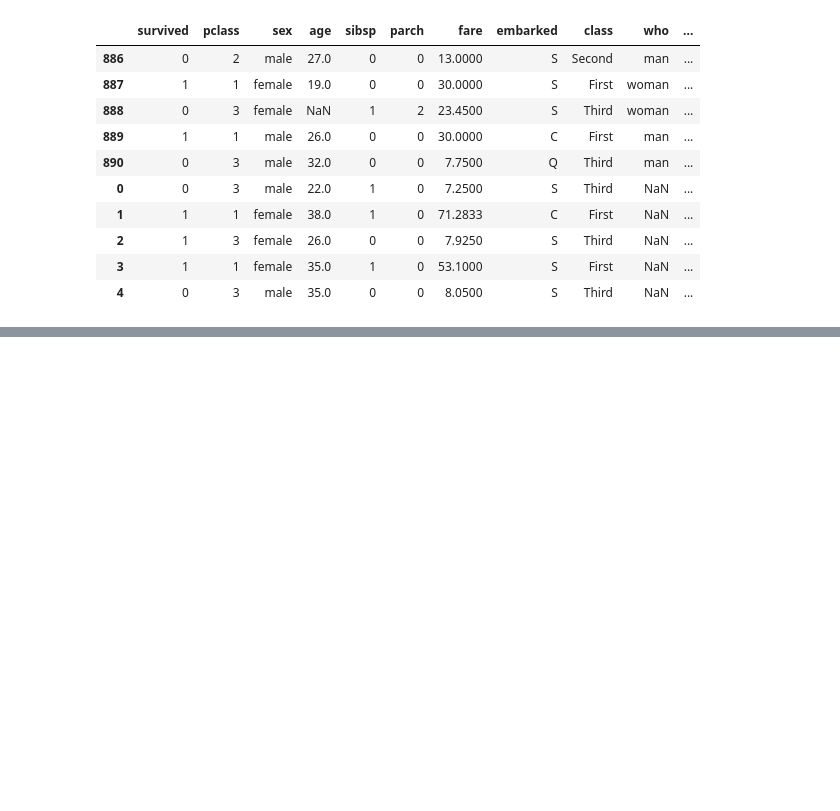
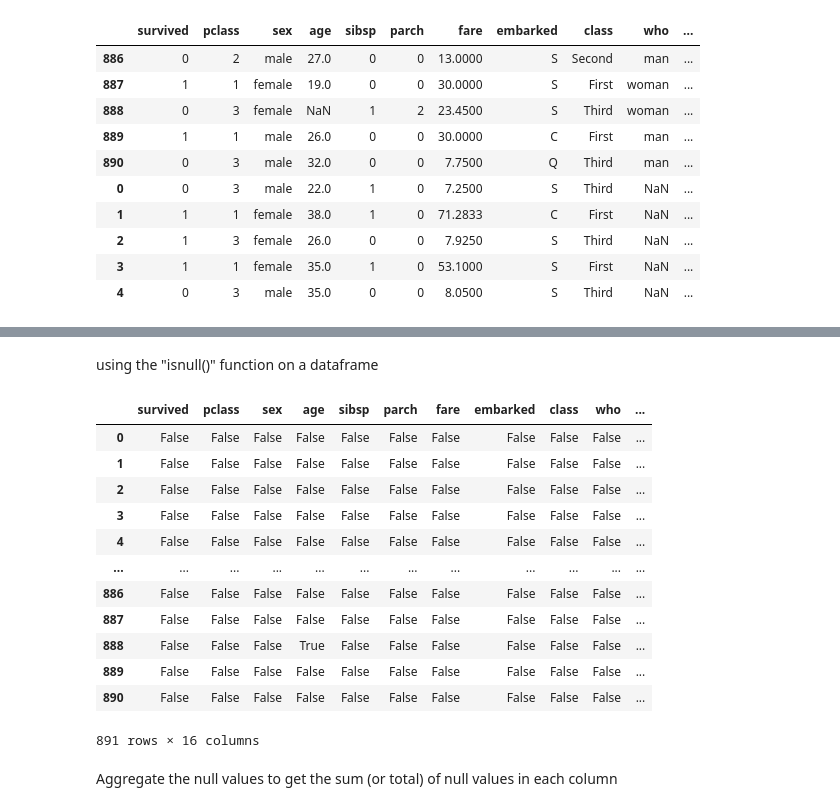
Before and after one commit to Tahan402/Tahan402, a Jupyter notebook: Pandas.ipynb, the cells around one changed output, grey strips where cells are left out. Drawn from its saved outputs; the diff is of its cells as text; code cells hidden in the pictures; blank space fills up the shorter version.

```diff
--- a/Pandas.ipynb
+++ b/Pandas.ipynb
@@ -1053,0 +1151,20 @@ concatenated_new1_df
+# %% [markdown]
+using the "isnull()" function on a dataframe
+# %%
+titanic_data.isnull()
+# %% [output]
+|  | survived | pclass | sex | age | sibsp | parch | fare | embarked | class | who | ... |
+| 0 | False | False | False | False | False | False | False | False | False | False | ... |
+| 1 | False | False | False | False | False | False | False | False | False | False | ... |
+| 2 | False | False | False | False | False | False | False | False | False | False | ... |
+| 3 | False | False | False | False | False | False | False | False | False | False | ... |
+| 4 | False | False | False | False | False | False | False | False | False | False | ... |
+| ... | ... | ... | ... | ... | ... | ... | ... | ... | ... | ... | ... |
+| 886 | False | False | False | False | False | False | False | False | False | False | ... |
+| 887 | False | False | False | False | False | False | False | False | False | False | ... |
+| 888 | False | False | False | True | False | False | False | False | False | False | ... |
+| 889 | False | False | False | False | False | False | False | False | False | False | ... |
+| 890 | False | False | False | False | False | False | False | False | False | False | ... |
+891 rows × 16 columns
+# %% [markdown]
+Aggregate the null values to get the sum (or total) of null values in each column
```
Also changed, not shown: parts of 21 cells of this notebook.
